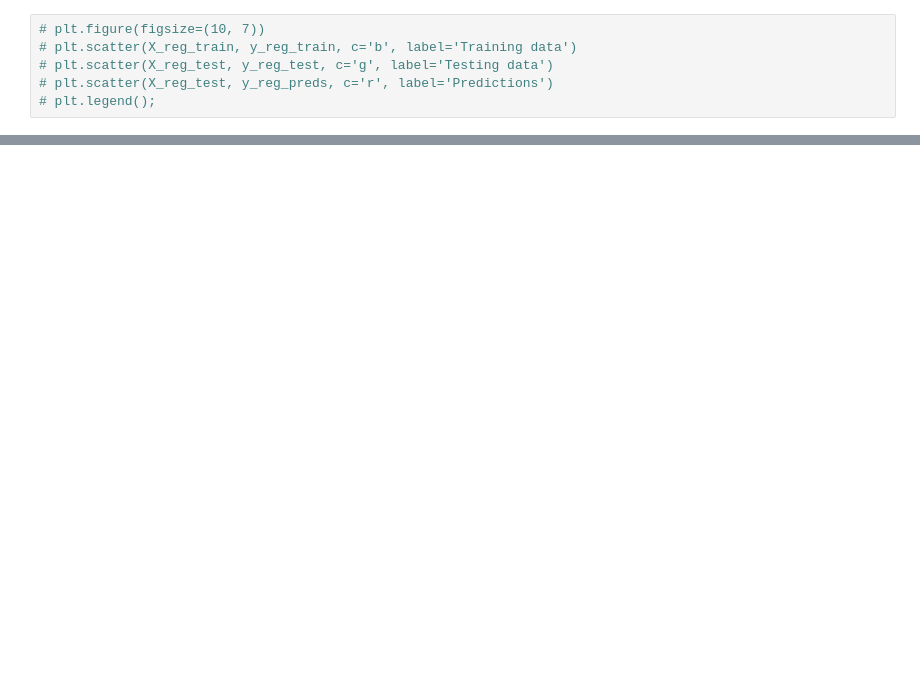
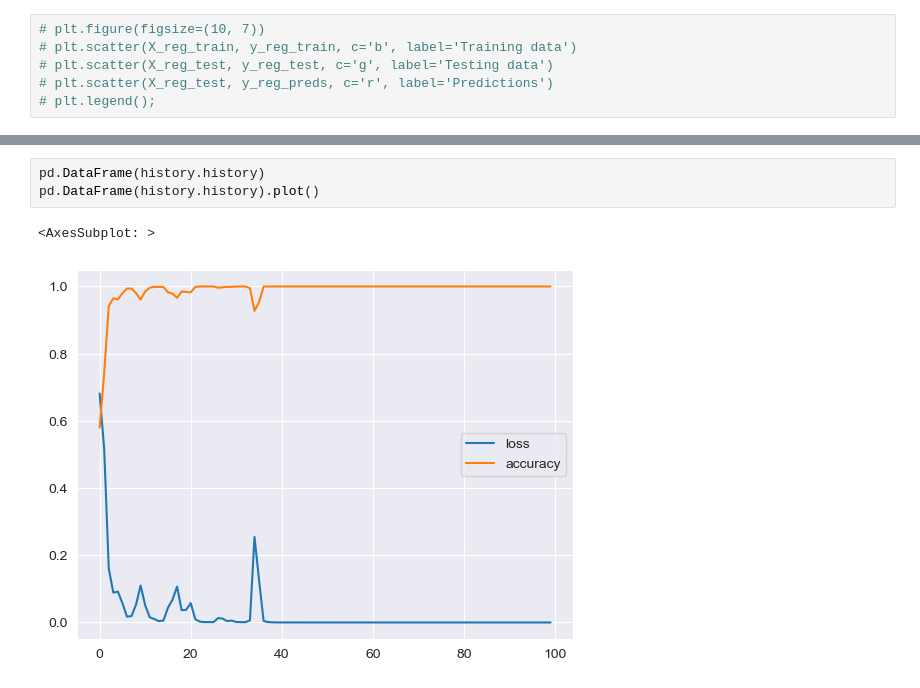
Before and after one commit to HkgCory/Neural_Network_Classification, a Jupyter notebook: multiclass_classification/make_circle/make_circle.ipynb, the cells around one changed output, grey strips where cells are left out. Cells and saved outputs as stored; diff of their text form; blank space fills up the shorter version.

```diff
--- a/multiclass_classification/make_circle/make_circle.ipynb
+++ b/multiclass_classification/make_circle/make_circle.ipynb
@@ -338,0 +404,6 @@ A = tf.cast(tf.range(-10,10))
+# %%
+pd.DataFrame(history.history)
+pd.DataFrame(history.history).plot()
+# %% [output]
+<AxesSubplot: >
+[figure, added]
```
Also changed, not shown: parts of 29 cells of this notebook, 1 other file.
